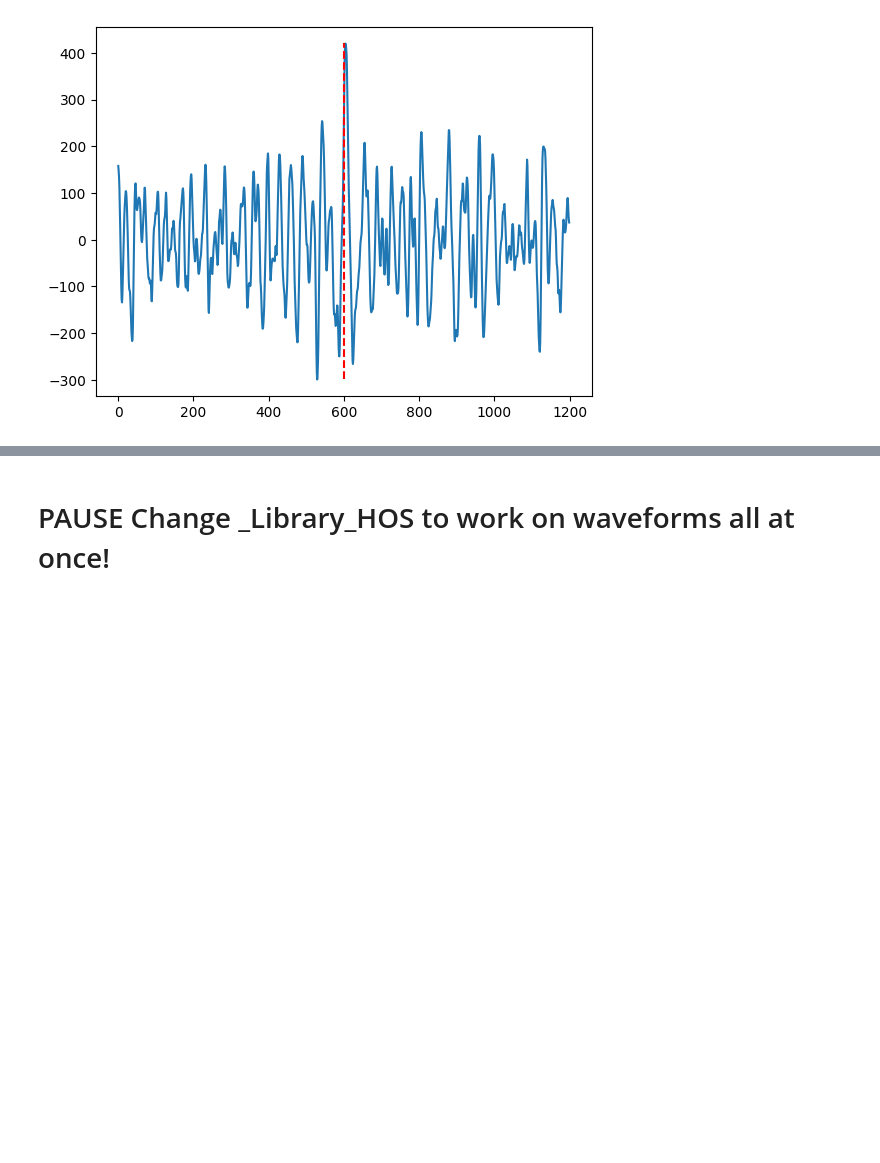
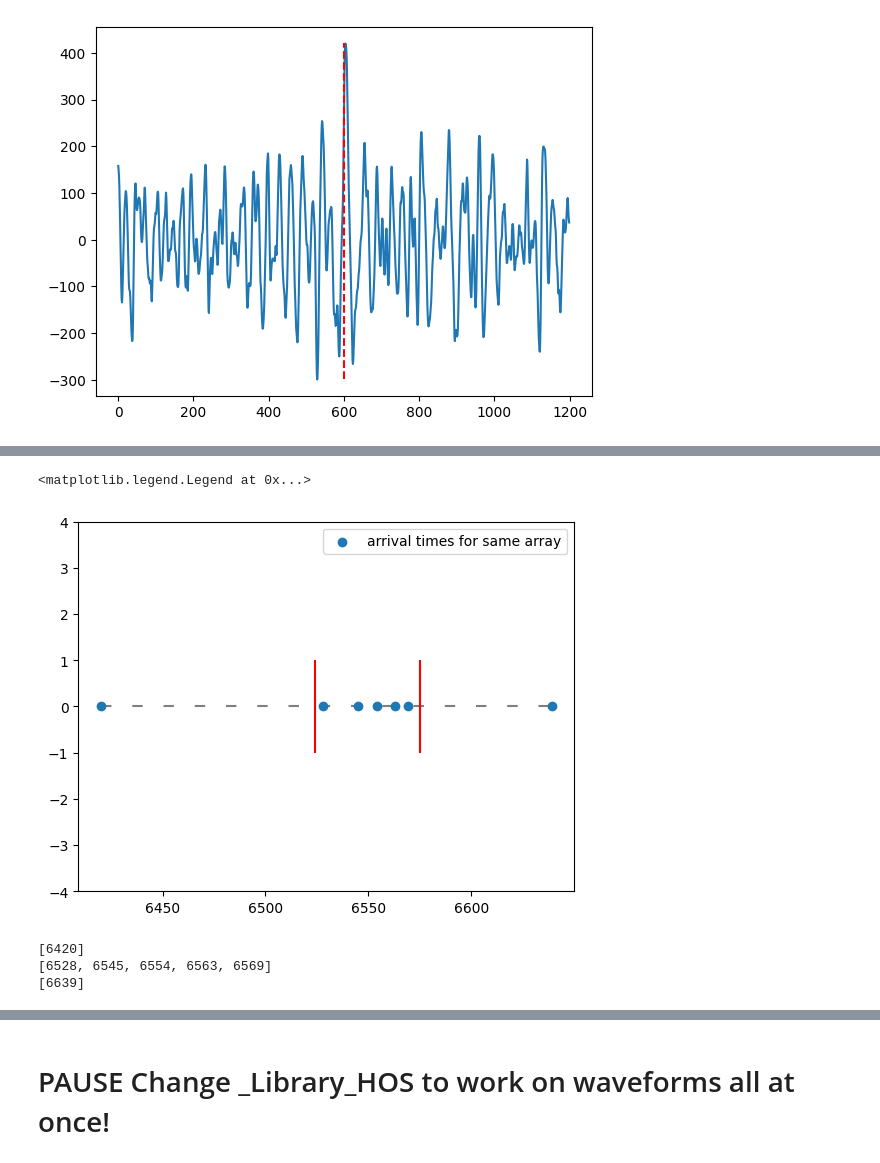
Before and after one commit to Nemenick/primoprogetto, a Jupyter notebook: Codici/_DETECT_HOS.ipynb, the cells around one changed output, grey strips where cells are left out. Saved outputs shown, nothing was run; the diff lists cells and outputs as text; code cells hidden in the pictures; blank space fills up the shorter version.

```diff
--- a/Codici/_DETECT_HOS.ipynb
+++ b/Codici/_DETECT_HOS.ipynb
@@ -335,0 +406,19 @@ plt.plot(D.sismogramma[i][or_s:or_s+8*int(D.metadata["sampling_rate"][i])])
+# %%
+j = 1
+plt.scatter(uu[j], [0 for i in range(len(uu[j]))], label="arrival times for same array")
+plt.hlines(0,np.min(uu[j]),np.max(uu[j]), linestyles=(0, (5, 10)), color="black", zorder=-1, alpha=0.5)
+plt.vlines([6524,6575],-1,1,colors="red")
+plt.ylim((-4,4))
+plt.legend()
+# %% [output]
+<matplotlib.legend.Legend at 0x...>
+[figure, added]
+# %%
+from _Library_HOS import cluster_agg
+s,e = cluster_agg(uu[j],dmax=300,th=5)
+for i in range(len(s)):
+    print(uu[j][s[i]:e[i]+1])
+# %% [output]
+[6420]
+[6528, 6545, 6554, 6563, 6569]
+[6639]
```
Also changed, not shown: parts of 22 cells of this notebook, 2 other files.
